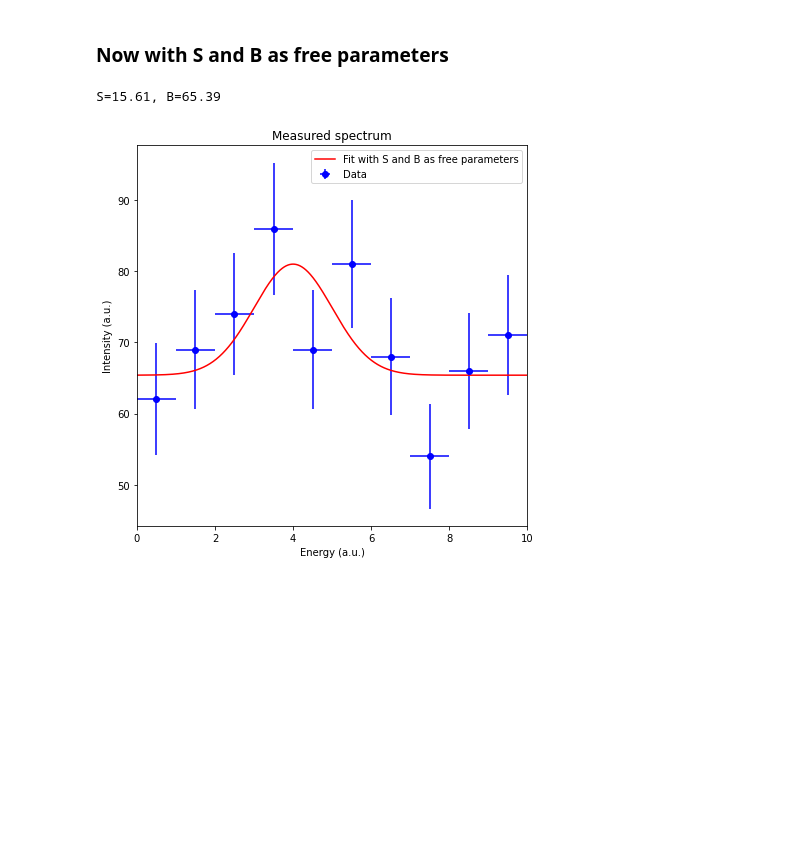
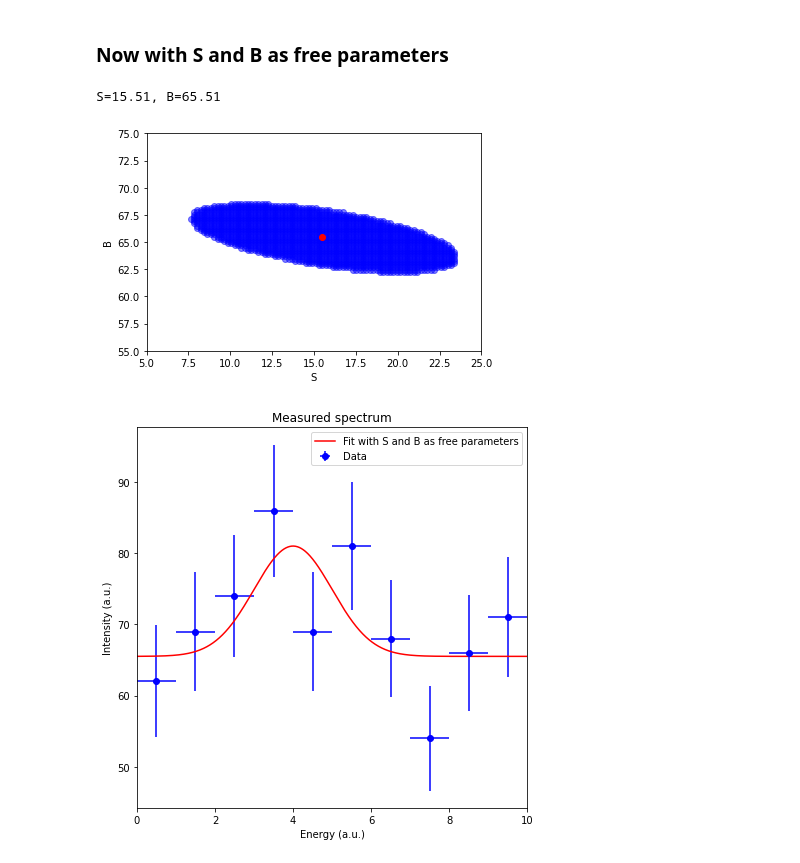
Before and after one commit to Oscar-PL/master-mcm-material, a Jupyter notebook: challenges/Challenge5.ipynb, the cells around one changed output. Cells and saved outputs as stored; diff of their text form; code cells hidden in the pictures; blank space fills up the shorter version.

```diff
--- a/challenges/Challenge5.ipynb
+++ b/challenges/Challenge5.ipynb
@@ -214,25 +231,54 @@ plt.show()
 # %% [markdown]
 ### Now with S and B as free parameters
 # %%
-chi2_min = 1e10
-S_result = 0
-B_result = 0
-
-for S in np.linspace(10, 30, 500):
-    for B in np.linspace(50, 80, 500):
+N = 100
+S_range = np.linspace(5, 25, N)
+B_range = np.linspace(55, 75, N)
+chi2_values = np.zeros([N, N])
+for i, S in enumerate(S_range):
+    for j, B in enumerate(B_range):
         y = intensity_data
         sigma = np.sqrt(y)
-        f = [fit_func(energy, S=S, B=B) for energy in E]
-        chi2 = chi2_estimator(y, f, sigma)
+        f = np.array([fit_func(energy, S=S, B=B) for energy in E])
+        chi2_values[i, j] = chi2_estimator(y, f, sigma)
 
-        if chi2 < chi2_min:
-            chi2_min = chi2
-            S_result = S
-            B_result = B
+# find the position of the min
+chi2_min = np.min(chi2_values)
+S_index, B_index = np.unravel_index(
+    np.argmin(chi2_values, axis=None), chi2_values.shape
+)
+S_result = S_range[S_index]
+B_result = B_range[B_index]
 
 print(f"S={S_result:0.2f}, B={B_result:0.2f}")
+
+# CI
+
+indices_inside_CI = []
+for i, S in enumerate(S_range):
+    for j, B in enumerate(B_range):
+        if chi2_values[i, j] <= chi2_min + 1:
+            indices_inside_CI.append((i, j))
+
+S_CI = np.zeros(len(indices_inside_CI))
+B_CI = np.zeros(len(indices_inside_CI))
+for i, indices in enumerate(indices_inside_CI):
+    S_CI[i] = S_range[indices[0]]
+    B_CI[i] = B_range[indices[1]]
+
+plt.scatter(S_CI, B_CI, color="blue", alpha=0.5)
+plt.scatter([S_result], [B_result], color="red")
+
+plt.xlim([min(S_range), max(S_range)])
+plt.ylim([min(B_range), max(B_range)])
+
+plt.xlabel("S")
+plt.ylabel("B")
+
+plt.show()
 # %% [output]
-S=15.61, B=65.39
+S=15.51, B=65.51
+[figure, added]
 # %%
 fig, ax = plt.subplots(figsize=(7, 7))
 
```
Also changed, not shown: parts of 7 cells of this notebook.
